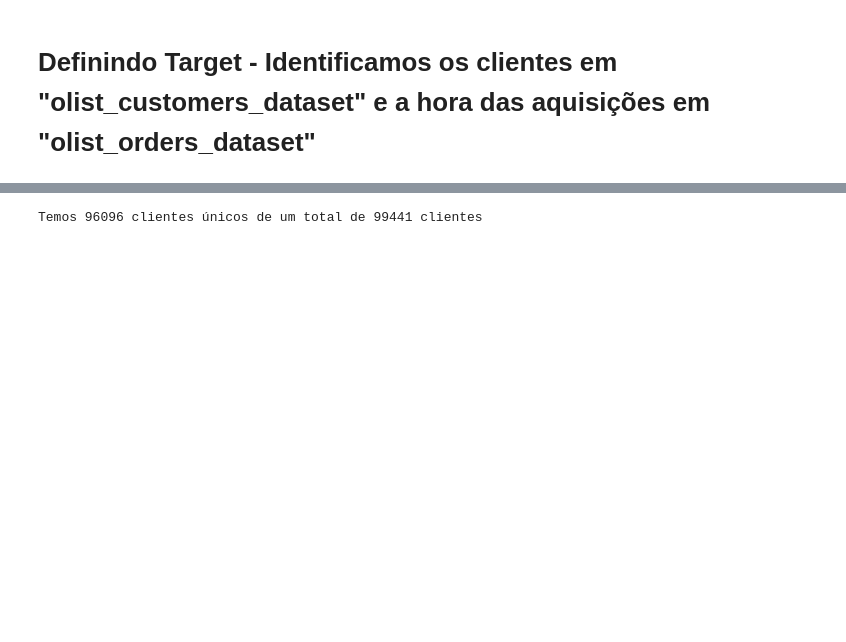
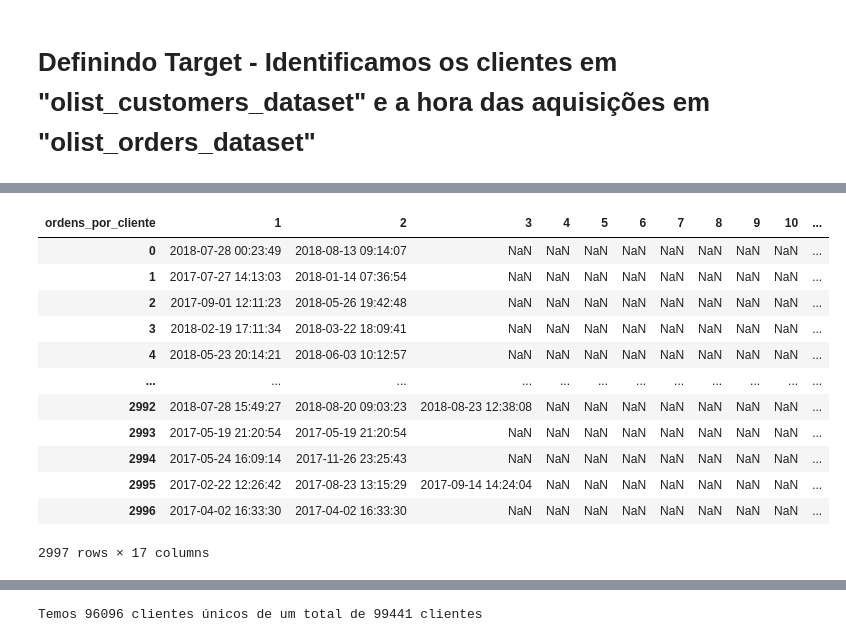
Before and after one commit to guitsuo/NLPStudies, a Jupyter notebook: word_embeddings/TreinandoNLPCasoReal.ipynb, the cells around one changed output, grey strips where cells are left out. Drawn from its saved outputs; the diff is of its cells as text; code cells hidden in the pictures; blank space fills up the shorter version.

```diff
--- a/word_embeddings/TreinandoNLPCasoReal.ipynb
+++ b/word_embeddings/TreinandoNLPCasoReal.ipynb
@@ -33,0 +63,29 @@ from multiprocessing import Pool
+# %%
+# Pegar os IDs em que temos duas ordens
+
+# Cruzamos com essa base novamente
+
+base_clientes_2t = df_target[df_target['ordens_por_cliente'] == 2]['customer_unique_id'].drop_duplicates()
+
+base_aquisicoes = df_target[df_target['customer_unique_id'].isin(base_clientes_2t)].sort_values(by = 'customer_unique_id')
+
+base_aquisicoes = base_aquisicoes[['order_purchase_timestamp','customer_unique_id','ordens_por_cliente']]
+
+base_aquisicoes = base_aquisicoes.sort_values(by = ['customer_unique_id', 'ordens_por_cliente'])
+
+pivot = pd.pivot_table(base_aquisicoes, index = 'customer_unique_id', columns = 'ordens_por_cliente', values = 'order_purchase_timestamp', aggfunc = np.sum).reset_index(drop = True)
+pivot.reset
+# %% [output]
+| ordens_por_cliente | 1 | 2 | 3 | 4 | 5 | 6 | 7 | 8 | 9 | 10 | ... |
+| 0 | 2018-07-28 00:23:49 | 2018-08-13 09:14:07 | NaN | NaN | NaN | NaN | NaN | NaN | NaN | NaN | ... |
+| 1 | 2017-07-27 14:13:03 | 2018-01-14 07:36:54 | NaN | NaN | NaN | NaN | NaN | NaN | NaN | NaN | ... |
+| 2 | 2017-09-01 12:11:23 | 2018-05-26 19:42:48 | NaN | NaN | NaN | NaN | NaN | NaN | NaN | NaN | ... |
+| 3 | 2018-02-19 17:11:34 | 2018-03-22 18:09:41 | NaN | NaN | NaN | NaN | NaN | NaN | NaN | NaN | ... |
+| 4 | 2018-05-23 20:14:21 | 2018-06-03 10:12:57 | NaN | NaN | NaN | NaN | NaN | NaN | NaN | NaN | ... |
+| ... | ... | ... | ... | ... | ... | ... | ... | ... | ... | ... | ... |
+| 2992 | 2018-07-28 15:49:27 | 2018-08-20 09:03:23 | 2018-08-23 12:38:08 | NaN | NaN | NaN | NaN | NaN | NaN | NaN | ... |
+| 2993 | 2017-05-19 21:20:54 | 2017-05-19 21:20:54 | NaN | NaN | NaN | NaN | NaN | NaN | NaN | NaN | ... |
+| 2994 | 2017-05-24 16:09:14 | 2017-11-26 23:25:43 | NaN | NaN | NaN | NaN | NaN | NaN | NaN | NaN | ... |
+| 2995 | 2017-02-22 12:26:42 | 2017-08-23 13:15:29 | 2017-09-14 14:24:04 | NaN | NaN | NaN | NaN | NaN | NaN | NaN | ... |
+| 2996 | 2017-04-02 16:33:30 | 2017-04-02 16:33:30 | NaN | NaN | NaN | NaN | NaN | NaN | NaN | NaN | ... |
+2997 rows × 17 columns
```
Also changed, not shown: parts of 30 cells of this notebook.
